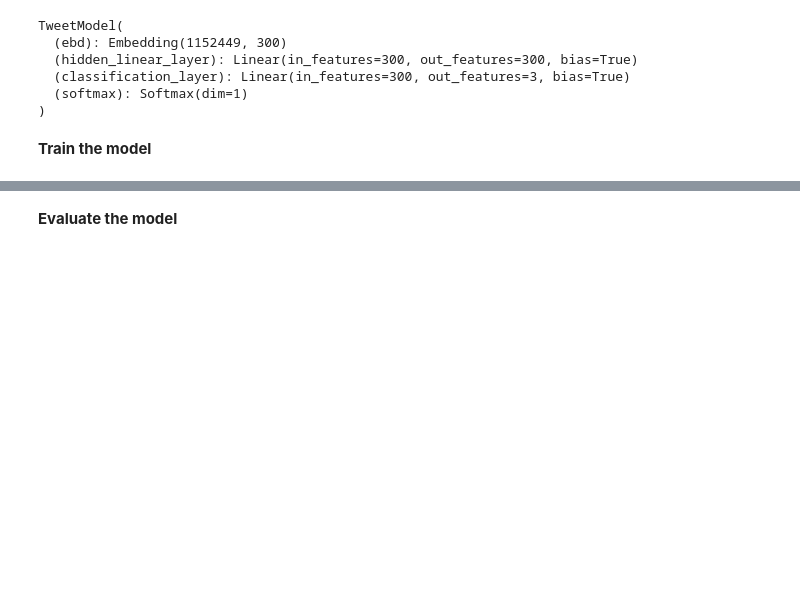
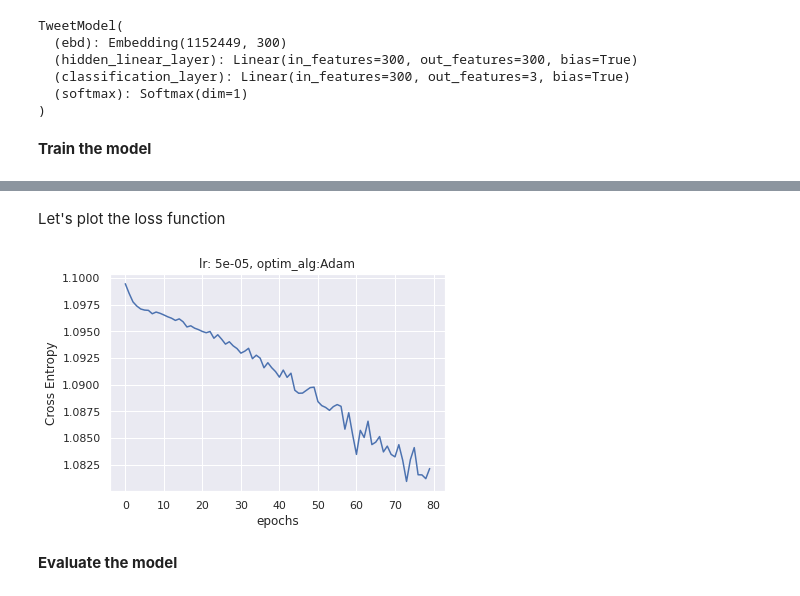
Before and after one commit to mthsansu/MLNLP, a Jupyter notebook: Code/Baseline.ipynb, the cells around one changed output, grey strips where cells are left out. Saved outputs shown, nothing was run; the diff lists cells and outputs as text; code cells hidden in the pictures; blank space fills up the shorter version.

```diff
--- a/Code/Baseline.ipynb
+++ b/Code/Baseline.ipynb
@@ -362,7 +399,8 @@ def run_epochs(model, args):
 
   # we set the optimizer as Adam with the learning rate (lr) set in the arguments
   # you can look at the different optimizer available here: https://pytorch.org/docs/stable/optim.html
-  optimizer = optim.Adam(model.parameters(), lr = args['lr'])
+  # optimizer = optim.Adam(model.parameters(), lr = args['lr'])
+  optimizer = optim.Adam(model.parameters(), lr=5e-5)
 
   # define an empty list to store validation losses for each epoch
   val_ep_losses = list()
@@ -467,4 +505,34 @@ Epoch 5/80 : Training : (loss 1.076923131942749) (acc 0.4027777777777778)
 ... (88 outputs left out)
+# %% [markdown]
+Let's plot the loss function
+# %%
+%matplotlib inline
+import matplotlib.pyplot as plt
+
+def plot_loss(loss_list):
+  '''
+  this function creates a plot. a simple curve showing the different values at each steps.
+  Here we use it to plot the loss so we named it plot_loss, but the same function with different titles could be used to plot accuracies
+  or other metrics for instance.
+
+  Args:
+    loss_list (list of floats): list of numerical values
+  '''
+  plt.plot(range(len(loss_list)), loss_list)
+  plt.xlabel('epochs')
+  # in our model we use Softmax then NLLLoss which means Cross Entropy loss
+  plt.ylabel('Cross Entropy')
+  # in our training loop we used an Adam optimizer so we indicate it there
+  # plt.title('lr: {}, optim_alg:{}'.format(args['lr'], 'Adam'))
+  plt.title('lr: {}, optim_alg:{}'.format(5e-5, 'Adam'))
+
+  # let's directly show the plot when calling this function
+  plt.show()
+# %%
+# let's call our function using the list of validation losses to show the plot
+plot_loss(loss_list_val)
+# %% [output]
+[figure, added]
 # %% [markdown]
 **Evaluate the model**
 # %%
```
Also changed, not shown: parts of 13 cells of this notebook.
